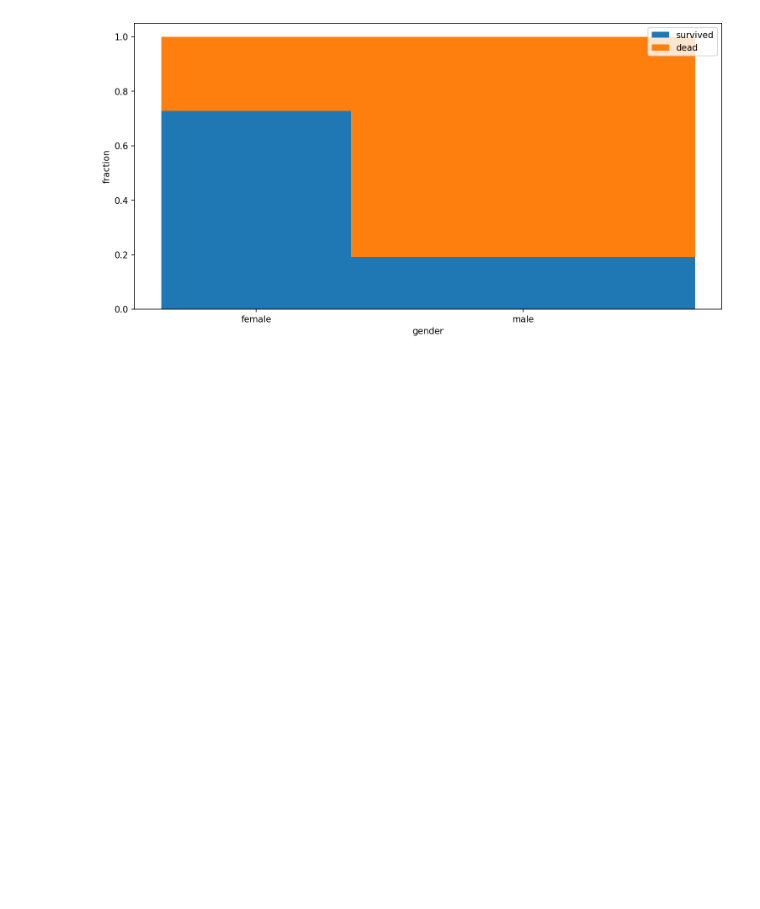
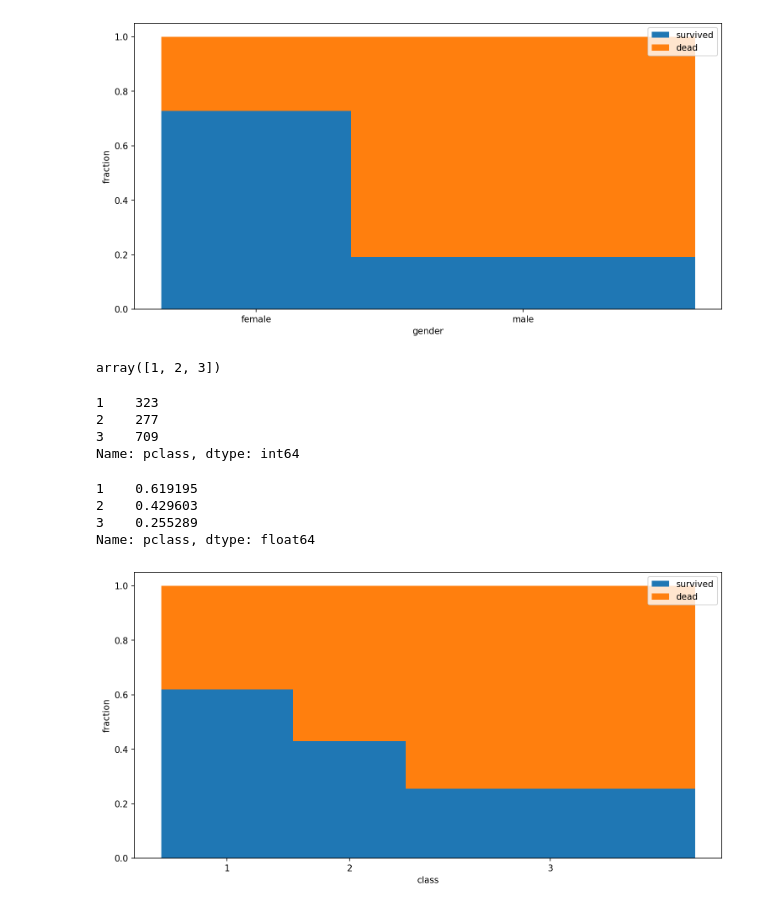
Before and after one commit to lucalista/analisi-dati-2023, a Jupyter notebook: 03.03.00__Titanic.ipynb, the cells around one changed output. Cells and saved outputs as stored; diff of their text form; code cells hidden in the pictures; blank space fills up the shorter version.

```diff
--- a/03.03.00__Titanic.ipynb
+++ b/03.03.00__Titanic.ipynb
@@ -342,3 +318,42 @@ Name: sex, dtype: float64 female    466
 male      843
 Name: sex, dtype: int64
 [figure]
+# %%
+c_classes = df.pclass.value_counts().sort_index()
+classes = c_classes.index.values
+# %%
+classes
+# %% [output]
+array([1, 2, 3])
+# %%
+c_classes
+# %% [output]
+1    323
+2    277
+3    709
+Name: pclass, dtype: int64
+# %%
+pos=[0, (c_classes[1]+c_classes[2])/2, (c_classes[1]+c_classes[3])/2+c_classes[2]]
+survived_class = df[df.survived==1].pclass.value_counts().sort_index()
+dead_class = df[df.survived==0].pclass.value_counts().sort_index()
+all_class=survived_class+dead_class
+p_survived = survived_class/all_class
+p_dead = dead_class/all_class
+# %%
+p_survived
+# %% [output]
+1    0.619195
+2    0.429603
+3    0.255289
+Name: pclass, dtype: float64
+# %%
+plt.figure(figsize=(12,6), dpi=150)
+plt.bar(x=pos, height=p_survived, width=c_classes, label='survived')
+plt.bar(x=pos, bottom=p_survived, height=p_dead, width=c_classes, label='dead')
+plt.xticks(pos, classes)
+plt.legend()
+plt.xlabel('class')
+plt.ylabel('fraction')
+plt.show()
+# %% [output]
+[figure, added]
```
Also changed, not shown: parts of 48 cells of this notebook.
